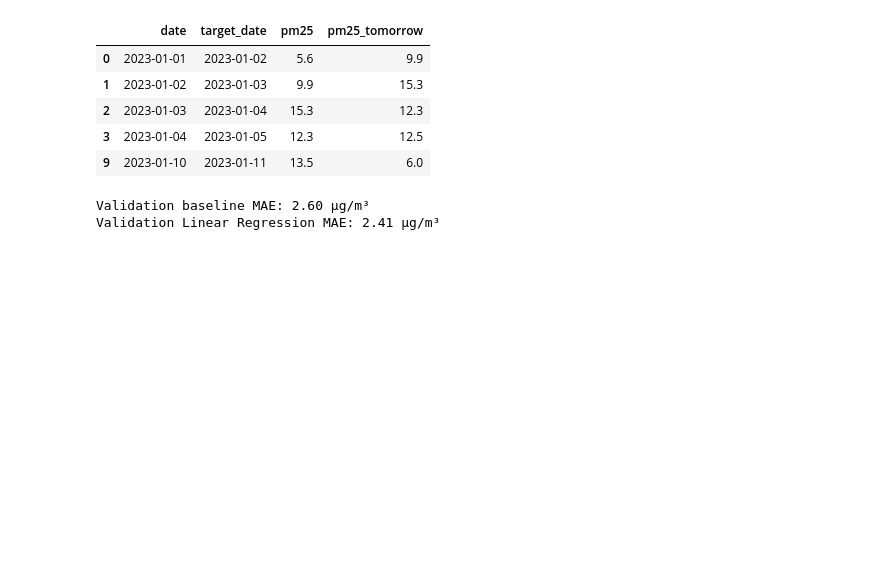
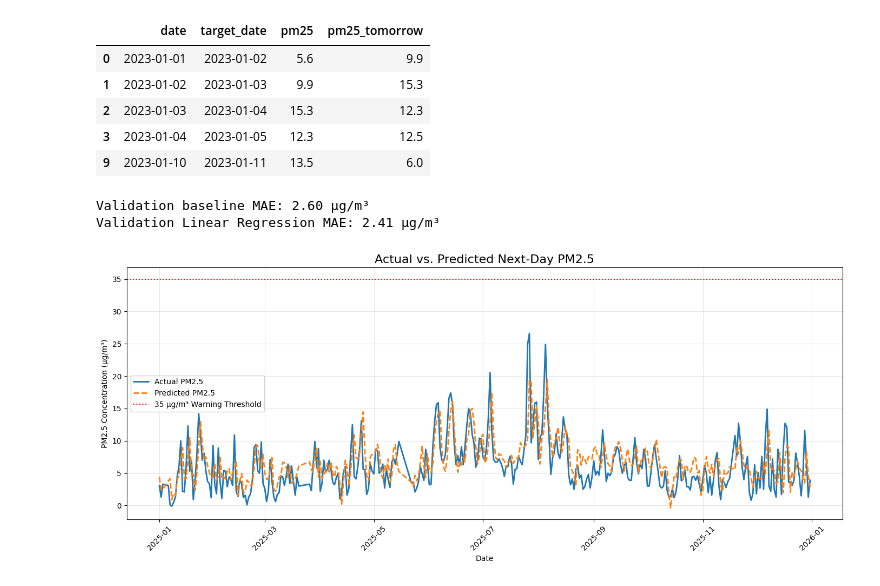
Before and after one commit to TASRUNNER2010/Hackathon, a Jupyter notebook: Hackathon.ipynb, the cells around one changed output. Saved outputs shown, nothing was run; the diff lists cells and outputs as text; code cells hidden in the pictures; blank space fills up the shorter version.

```diff
--- a/Hackathon.ipynb
+++ b/Hackathon.ipynb
@@ -11,7 +11,7 @@ from pathlib import Path
 
 # Locate the folder containing all four original EPA files.
 folder = Path(
-    "/content/drive/MyDrive/Colab Notebooks/veritas AI project"
+    "/content/drive/MyDrive/veritas AI project"
 )
 
 # List only the original files so we don't accidentally load cleaned outputs.
@@ -343,3 +343,45 @@ print(f"Validation Linear Regression MAE: {model_mae:.2f} µg/m³")
 # %% [output]
 Validation baseline MAE: 2.60 µg/m³
 Validation Linear Regression MAE: 2.41 µg/m³
+# %%
+
+import matplotlib.pyplot as plt
+
+# Create a graph comparing actual and predicted PM2.5.
+plt.figure(figsize=(14, 6))
+
+plt.plot(
+    validation_df["target_date"],
+    actual.values,
+    label="Actual PM2.5",
+    linewidth=2
+)
+
+plt.plot(
+    validation_df["target_date"],
+    validation_predictions,
+    label="Predicted PM2.5",
+    linewidth=2,
+    linestyle="--"
+)
+
+# Add the project warning threshold.
+plt.axhline(
+    y=35,
+    color="red",
+    linestyle=":",
+    label="35 µg/m³ Warning Threshold"
+)
+
+plt.title("Actual vs. Predicted Next-Day PM2.5", fontsize=16)
+plt.xlabel("Date")
+plt.ylabel("PM2.5 Concentration (µg/m³)")
+
+plt.legend()
+plt.grid(True, alpha=0.3)
+plt.xticks(rotation=45)
+plt.tight_layout()
+
+plt.show()
+# %% [output]
+[figure, added]
```
Also changed, not shown: parts of 2 cells of this notebook.
